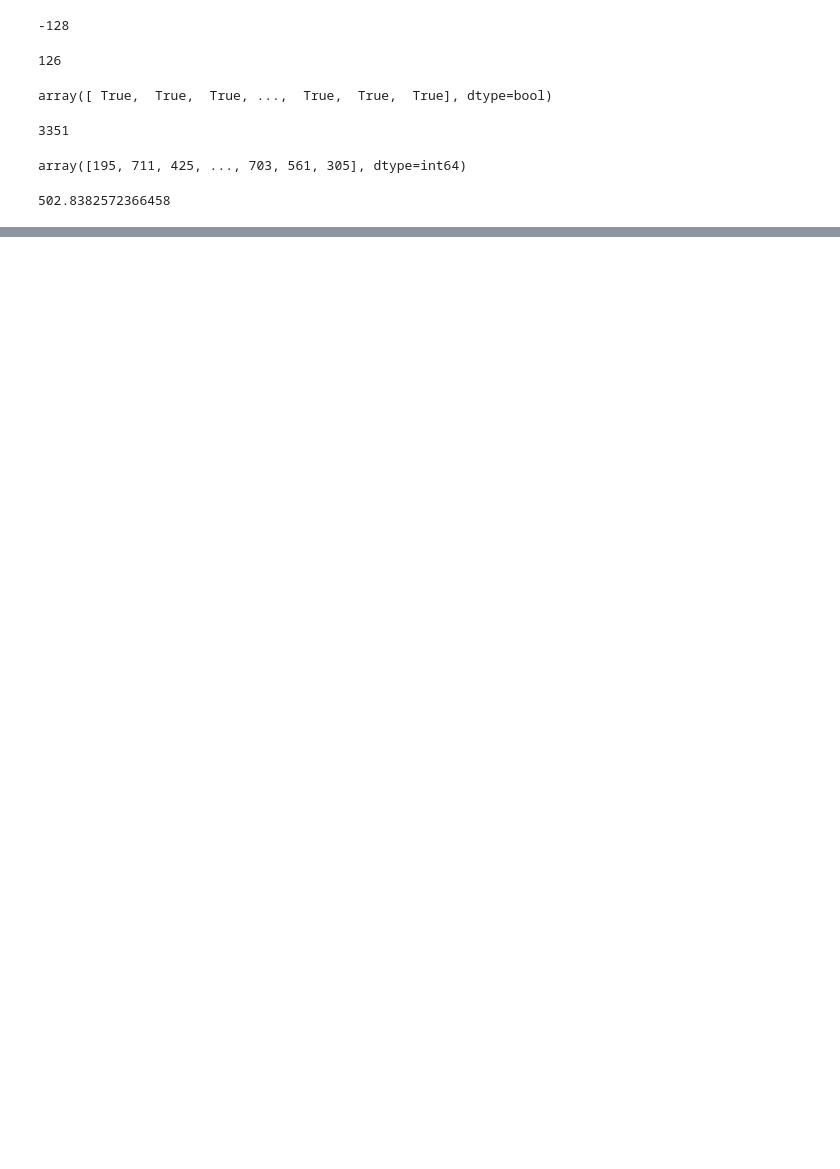
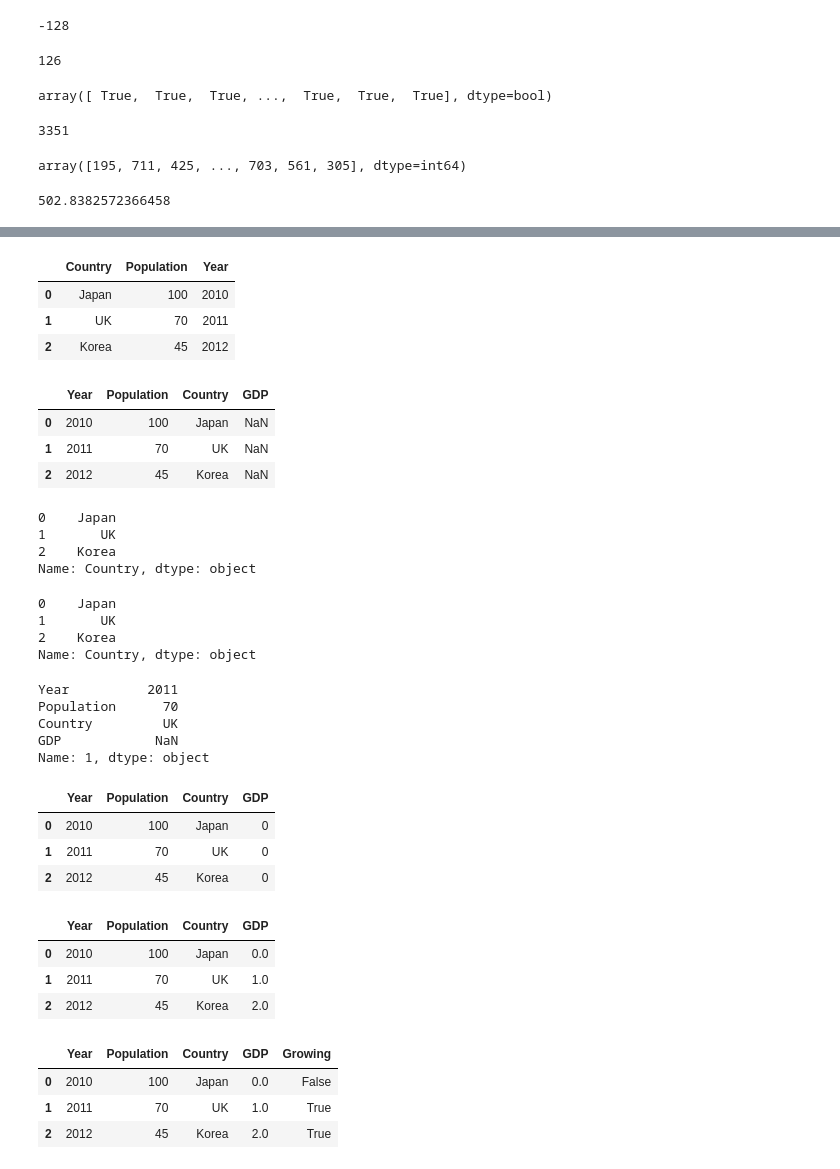
Before and after one commit to pekoto-zz/MyJupyterNotes, a Jupyter notebook: Python for Data Analysis.ipynb, the cells around one changed output, grey strips where cells are left out. Drawn from its saved outputs; the diff is of its cells as text; code cells hidden in the pictures; blank space fills up the shorter version.

```diff
--- a/Python for Data Analysis.ipynb
+++ b/Python for Data Analysis.ipynb
@@ -1354,0 +1537,8 @@ crossing_times.mean()
+# %%
+data = {"Country": ["Japan", "UK", "Korea"],
+        "Year": [2010, 2011, 2012],
+        "Population": [100, 70, 45]}
+
+frame = pd.DataFrame(data)
+
+frame
@@ -1354,0 +1550,70 @@ crossing_times.mean()
+# %%
+# Use .head() to get the first five rows
+frame.head()
+# %% [output]
+|  | Country | Population | Year |
+| 0 | Japan | 100 | 2010 |
+| 1 | UK | 70 | 2011 |
+| 2 | Korea | 45 | 2012 |
+# %%
+# You can specify column order too
+# Note, GDP is missing since it isn't in our dictionary
+frame = pd.DataFrame(data, columns=["Year", "Population", "Country", "GDP"])
+
+frame
+# %% [output]
+|  | Year | Population | Country | GDP |
+| 0 | 2010 | 100 | Japan | NaN |
+| 1 | 2011 | 70 | UK | NaN |
+| 2 | 2012 | 45 | Korea | NaN |
+# %%
+# You can pull out a particular column too
+frame["Country"]
+# %% [output]
+0    Japan
+1       UK
+2    Korea
+Name: Country, dtype: object
+# %%
+frame.Country
+# %% [output]
+0    Japan
+1       UK
+2    Korea
+Name: Country, dtype: object
+# %%
+# And loc retrieves a particular row
+frame.loc[1]
+# %% [output]
+Year          2011
+Population      70
+Country         UK
+GDP            NaN
+Name: 1, dtype: object
+# %%
+# You can set the entire value of a column
+frame["GDP"] = 0
+frame
+# %% [output]
+|  | Year | Population | Country | GDP |
+| 0 | 2010 | 100 | Japan | 0 |
+| 1 | 2011 | 70 | UK | 0 |
+| 2 | 2012 | 45 | Korea | 0 |
+# %%
+# Or using arange
+frame["GDP"] = np.arange(3.0)
+frame
+# %% [output]
+|  | Year | Population | Country | GDP |
+| 0 | 2010 | 100 | Japan | 0.0 |
+| 1 | 2011 | 70 | UK | 1.0 |
+| 2 | 2012 | 45 | Korea | 2.0 |
+# %%
+# We could add a column like this
+frame["Growing"] = frame.GDP > 0.0
+frame
+# %% [output]
+|  | Year | Population | Country | GDP | Growing |
+| 0 | 2010 | 100 | Japan | 0.0 | False |
+| 1 | 2011 | 70 | UK | 1.0 | True |
+| 2 | 2012 | 45 | Korea | 2.0 | True |
```
Also changed, not shown: parts of 26 cells of this notebook.
